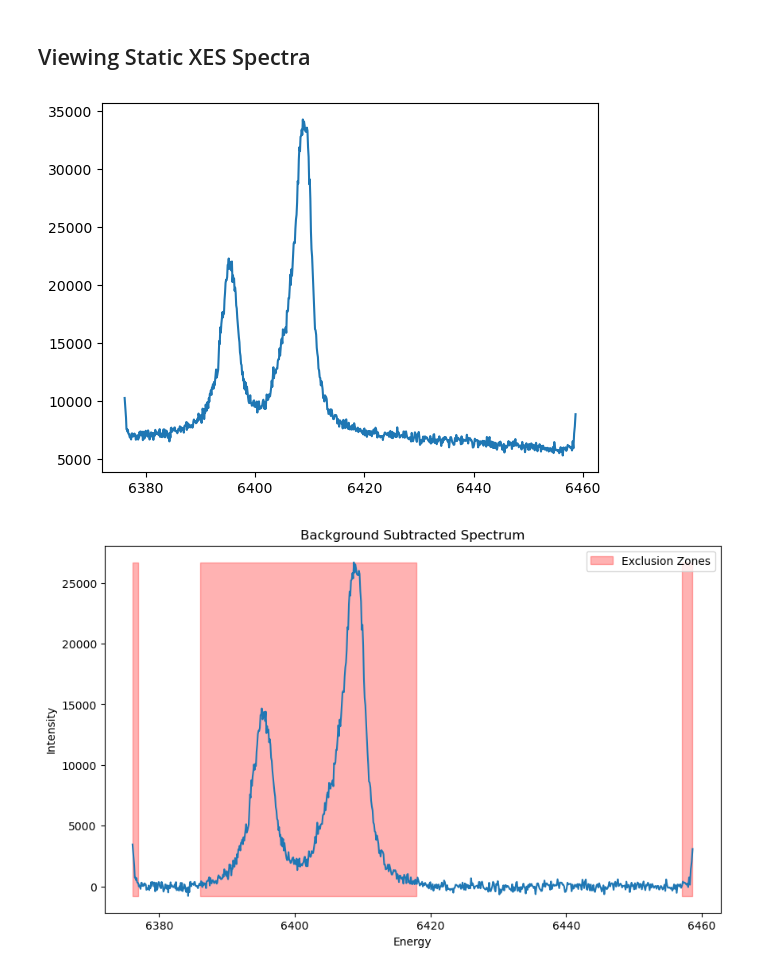
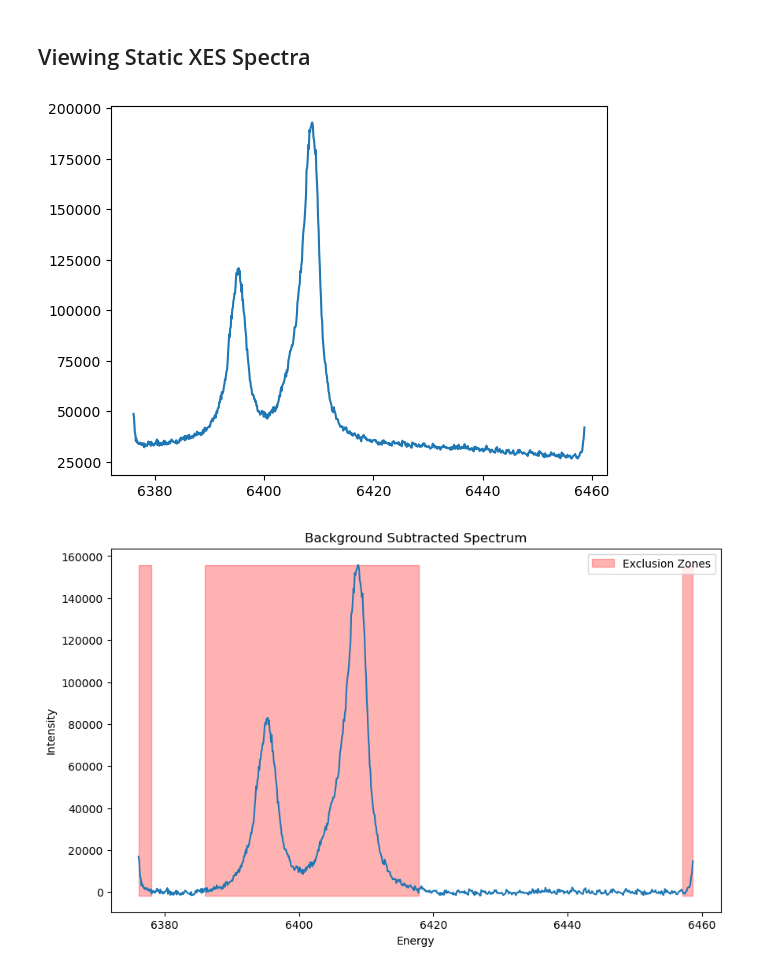
Before and after one commit to lg345/XSpect, a Jupyter notebook: XSpect_XES_mfxl1015522.ipynb, the cells around one changed output. Saved outputs shown, nothing was run; the diff lists cells and outputs as text; code cells hidden in the pictures.

```diff
--- a/XSpect_XES_mfxl1015522.ipynb
+++ b/XSpect_XES_mfxl1015522.ipynb
@@ -26,35 +27,35 @@ import pickle
 # %%
 xes_experiment = XSpect.XSpect_Analysis.spectroscopy_experiment(hutch='mfx',experiment_id='mfxl1015522',lcls_run=22)
 xes=XSpect.XSpect_Controller.XESBatchAnalysisRotation()
 keys=['ipm_dg2/sum']
 names=['ipm']
 xes.set_key_aliases(keys,names)
 xes.hitfind=True
 #xes.import_roi=[[0,-1]]
 xes.rois=[[0,50]]
 xes.add_filter('xray','ipm',1.0E3)
 #xes.add_filter('simultaneous','ipm4',1.0E3)
 xes.adu_cutoff=3.0
 xes.angle=0
 xes.transpose=True
 xes.pixels_to_patch=[382,383,384,385]#needed to change since detector is 90 degrees from standard. e.g. transposed above
 xes.patch_mode='polynomial'
-xes.run_parser(['77-80'])
+xes.run_parser(['112-114','116-117','121-125','128-132'])
 start=time.time()
 xes.primary_analysis_parallel_range(4,xes_experiment,method=xes.primary_analysis_static,increment=2000,verbose=False)
 end=time.time()
 v=XSpect.XSpect_Visualization.XESVisualization()
 v.combine_static_spectra(xes_analysis=xes,xes_key='epix_ROI_1')
 v.make_energy_axis(A=43.25, R=250,  mm_per_pixel=0.05, d=0.981)
 plt.plot(v.energy,v.summed_xes)
 xes.aggregate_statistics()
 # %% [output]
-[figure, old version]
+[figure, new version]
 # %%
 xes.first_moment=Peaks.first_moment(v.energy,v.summed_xes,6402,6415)
 xes.fwhm=Peaks.gaussian_fwhm(v.energy,v.summed_xes,6402,6415)
 exclusions= (
-    (6369, 6377), #edge of detector
+    (6368, 6378), #edge of detector
     (6386,6418), #Main peaks
     (6457,6465),# other edge of detector
 )
@@ -76,4 +77,4 @@ exclusion_patch = Patch(color='red', alpha=0.3, label='Exclusion Zones')
 plt.legend(handles=[exclusion_patch], loc='upper right')
 plt.show()
 # %% [output]
-[figure, old version]
+[figure, new version]
```
Also changed, not shown: parts of 11 cells of this notebook, 5 other files.
